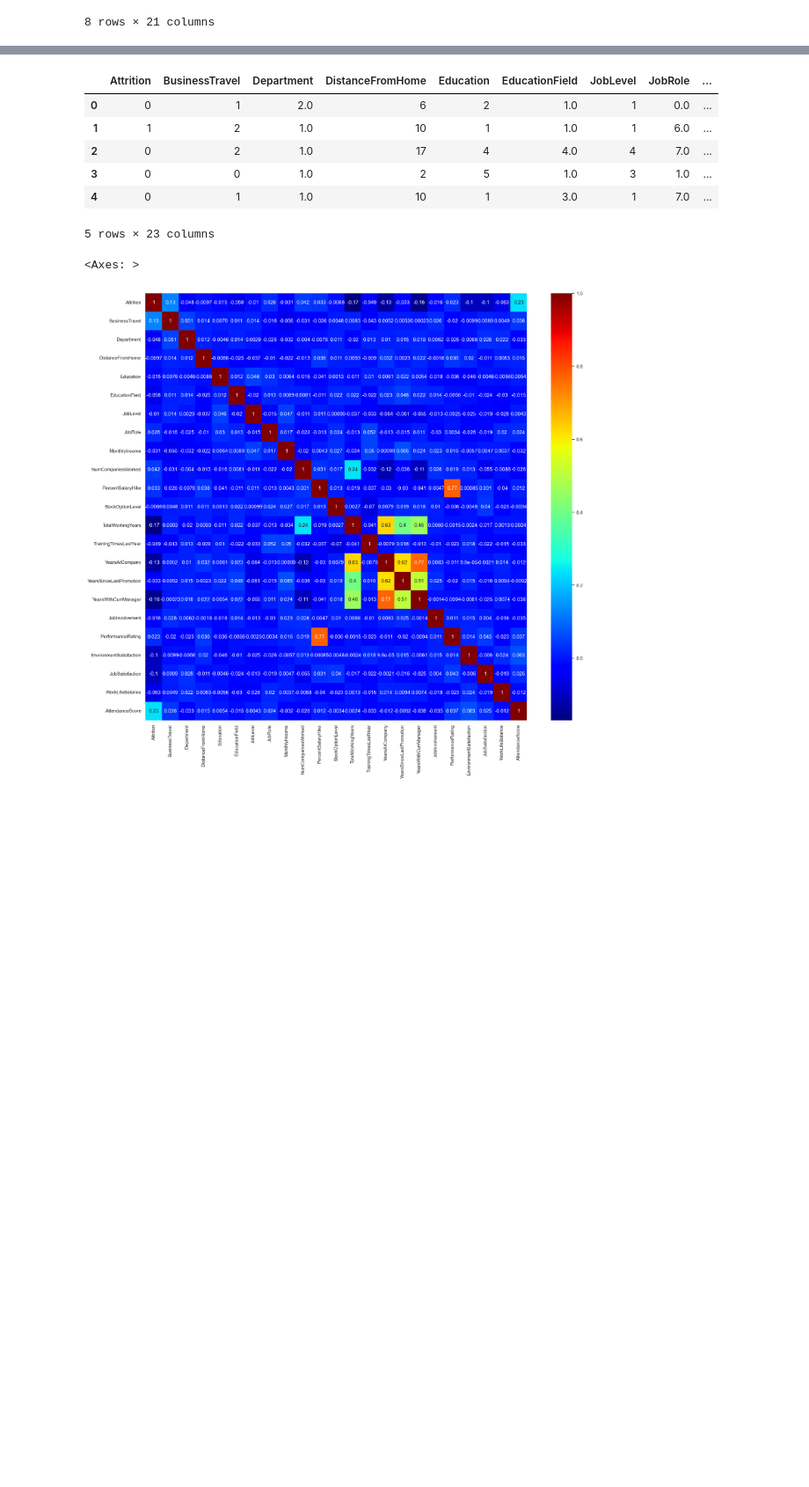
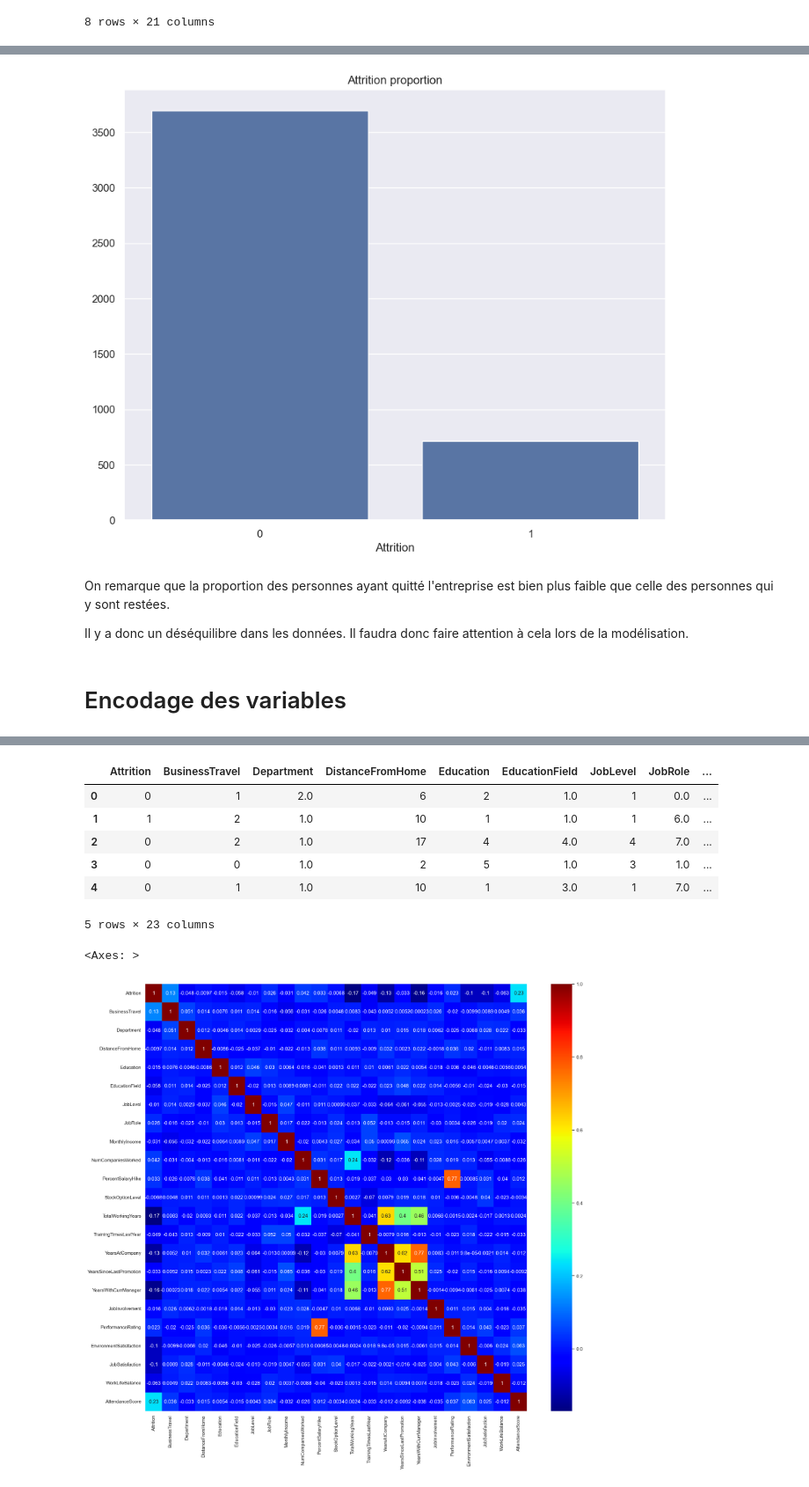
Before and after one commit to Victorien-Goudeau/HumanForYou, a Jupyter notebook: HumanForYou/Data Analysis.ipynb, the cells around one changed output, grey strips where cells are left out. Shown at 88% size. Cells and saved outputs as stored; diff of their text form; code cells hidden in the pictures; blank space fills up the shorter version.

```diff
--- a/HumanForYou/Data Analysis.ipynb
+++ b/HumanForYou/Data Analysis.ipynb
@@ -106,0 +87,17 @@ humanForYouCopy.drop("StandardHours", axis=1, inplace=True)
+# %%
+# Proportion des valeurs d'attrition
+
+attrition = humanForYouCopy["Attrition"].value_counts()
+
+plt.figure(figsize=(10, 8))
+sns.barplot(x=attrition.index, y=attrition.values)
+plt.title("Attrition proportion")
+plt.show()
+# %% [output]
+[figure, added]
+# %% [markdown]
+On remarque que la proportion des personnes ayant quitté l'entreprise est bien plus faible que celle des personnes qui y sont restées.
+
+Il y a donc un déséquilibre dans les données. Il faudra donc faire attention à cela lors de la modélisation.
+# %% [markdown]
+# Encodage des variables
```
Also changed, not shown: parts of 29 cells of this notebook.
